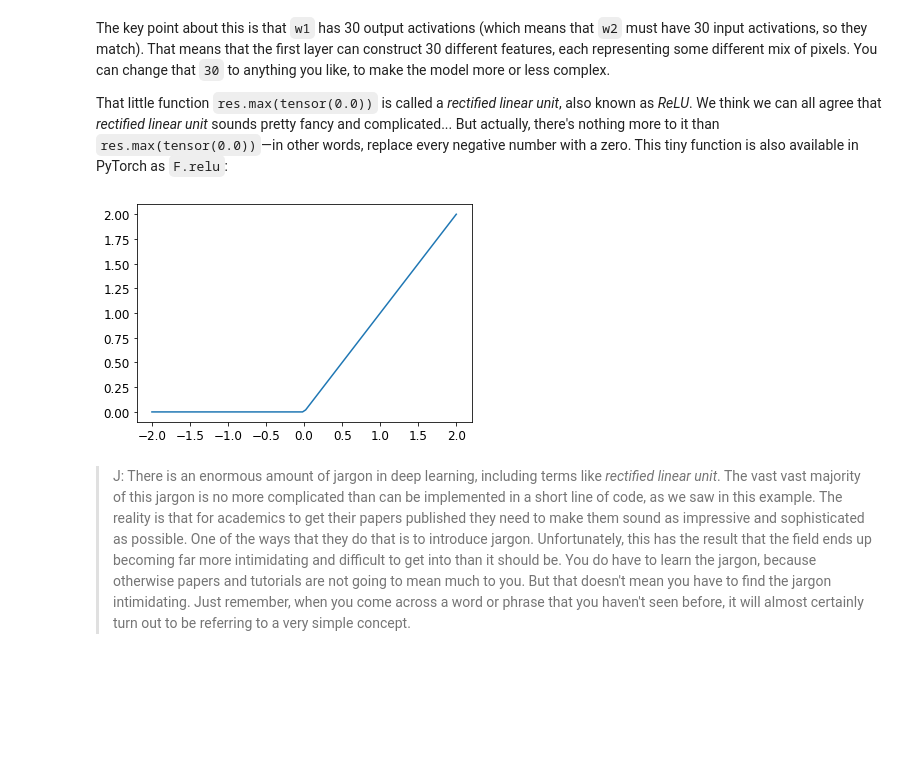
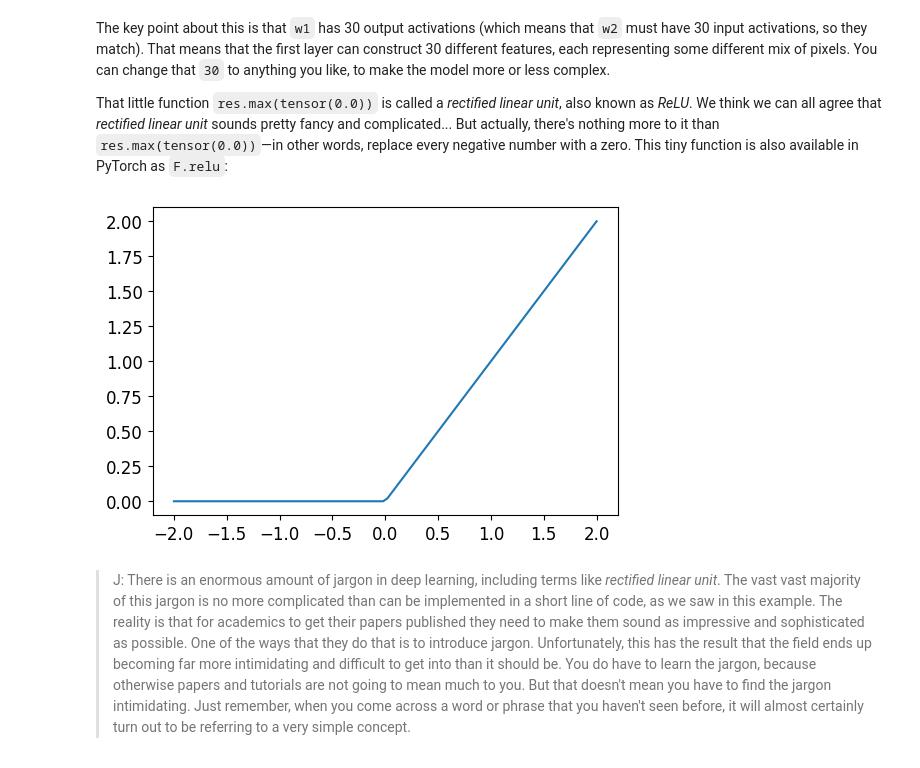
Before and after one commit to mbanerjeepalmer/practical-deep-learning-for-coders, a Jupyter notebook: 04_mnist_basics.ipynb, the cells around one changed output. Saved outputs shown, nothing was run; the diff lists cells and outputs as text; code cells hidden in the pictures; blank space fills up the shorter version.

```diff
--- a/04_mnist_basics.ipynb
+++ b/04_mnist_basics.ipynb
@@ -1300,9 +1316,9 @@ The key point about this is that `w1` has 30 output activations (which means tha
 
 That little function `res.max(tensor(0.0))` is called a *rectified linear unit*, also known as *ReLU*. We think we can all agree that *rectified linear unit* sounds pretty fancy and complicated... But actually, there's nothing more to it than `res.max(tensor(0.0))`—in other words, replace every negative number with a zero. This tiny function is also available in PyTorch as `F.relu`:
 # %%
-plot_function(F.relu)
+fb.plot_function(ai.F.relu)
 # %% [output]
-[figure, old version]
+[figure, new version]
 # %% [markdown]
 > J: There is an enormous amount of jargon in deep learning, including terms like _rectified linear unit_. The vast vast majority of this jargon is no more complicated than can be implemented in a short line of code, as we saw in this example. The reality is that for academics to get their papers published they need to make them sound as impressive and sophisticated as possible. One of the ways that they do that is to introduce jargon. Unfortunately, this has the result that the field ends up becoming far more intimidating and difficult to get into than it should be. You do have to learn the jargon, because otherwise papers and tutorials are not going to mean much to you. But that doesn't mean you have to find the jargon intimidating. Just remember, when you come across a word or phrase that you haven't seen before, it will almost certainly turn out to be referring to a very simple concept.
 # %% [markdown]
```
Also changed, not shown: parts of 43 cells of this notebook.
